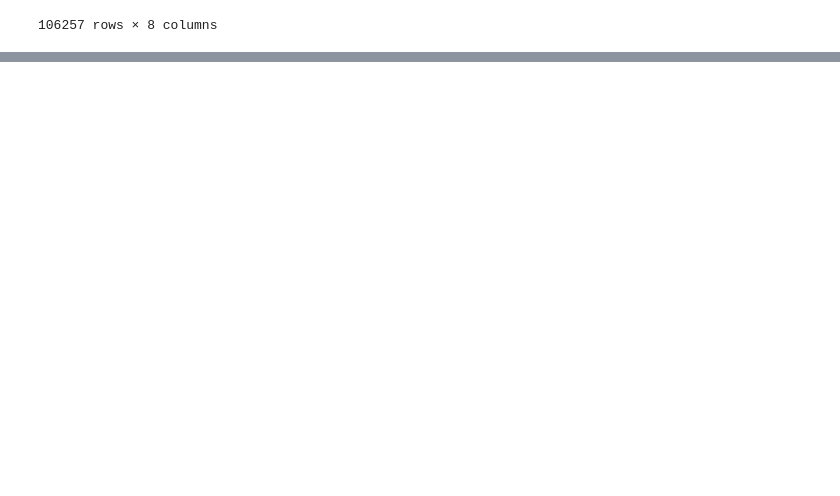
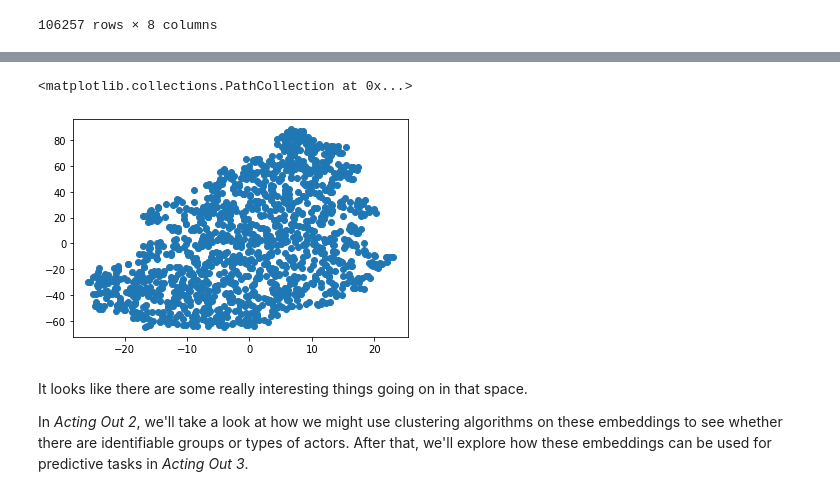
Before and after one commit to ajfinch123/ajfinch123.github.io, a Jupyter notebook: jupyter_notebooks/acting_out.ipynb, the cells around one changed output, grey strips where cells are left out. Cells and saved outputs as stored; diff of their text form; code cells hidden in the pictures; blank space fills up the shorter version.

```diff
--- a/jupyter_notebooks/acting_out.ipynb
+++ b/jupyter_notebooks/acting_out.ipynb
@@ -24,3 +309,6 @@ cast_df
 | 6 | 11.0 | Himself | 58ce01dd9251415a39016580 | 2.0 | 14407.0 | Matt LeBlanc | 6.0 | My Date with Drew |
 | 7 | 7.0 | Himself | 58ce0164c3a3685104015b28 | 2.0 | 155007.0 | Bill D'Elia | 7.0 | My Date with Drew |
 106257 rows × 8 columns
+# %%
+cast_lists = cast_df[['movie','name']].groupby('movie').aggregate(list)
+cast_lists
@@ -26,0 +385,2 @@ cast_df
+# %%
+a2v = Word2Vec(cast_lists.name, size = 8, window = 100, sg = 0, min_count = 10)
@@ -26,0 +406,13 @@ cast_df
+# %%
+plot_data = TSNE(2).fit_transform(a2v.wv.vectors)
+# %%
+import matplotlib.pyplot as plt
+
+plt.scatter(plot_data[:,0],plot_data[:,1])
+# %% [output]
+<matplotlib.collections.PathCollection at 0x...>
+[figure, added]
+# %% [markdown]
+It looks like there are some really interesting things going on in that space.
+
+In *Acting Out 2*, we'll take a look at how we might use clustering algorithms on these embeddings to see whether there are identifiable groups or types of actors.  After that, we'll explore how these embeddings can be used for predictive tasks in *Acting Out 3*.
```
Also changed, not shown: parts of 26 cells of this notebook, 3 other files.
